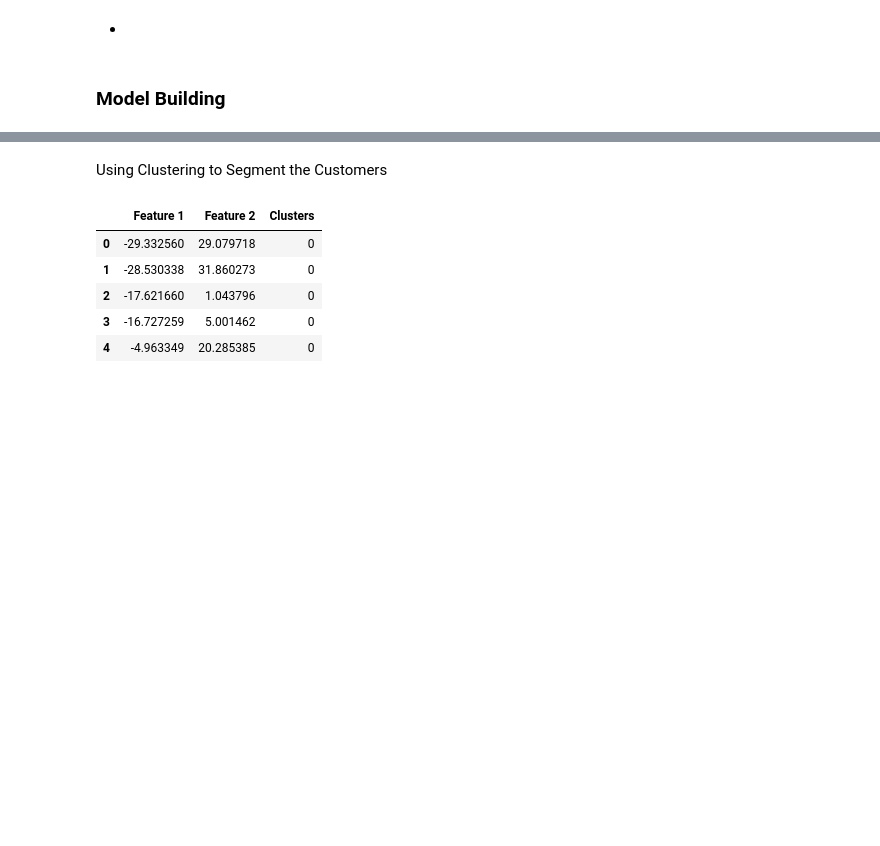
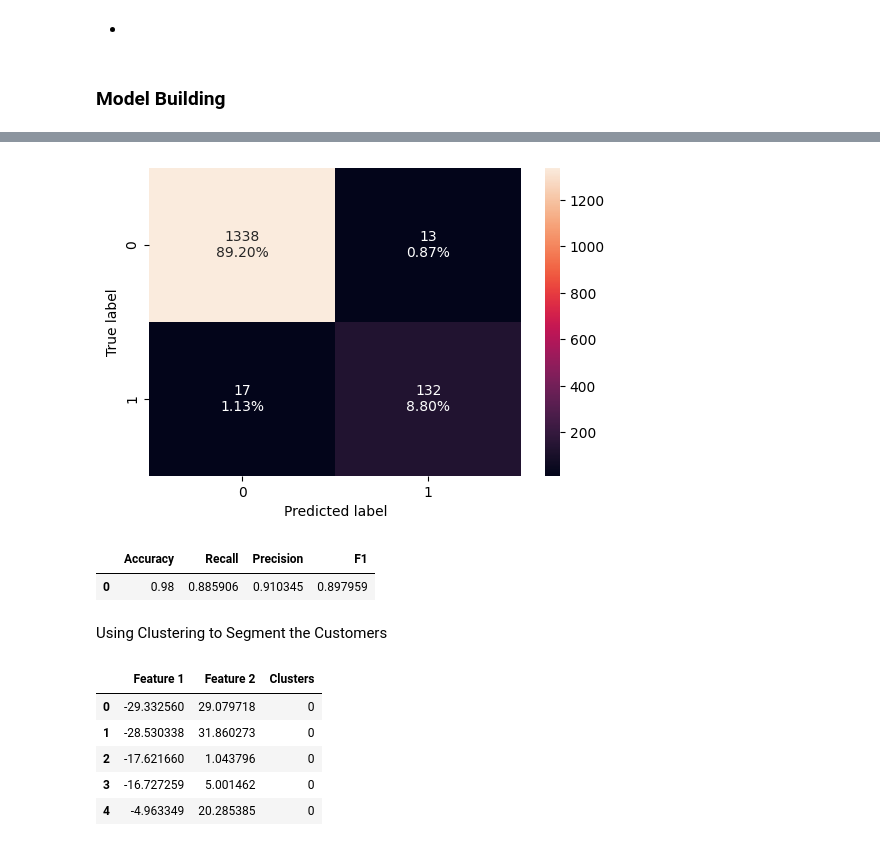
Before and after one commit to AkshayGovindaraj/GoogleColab, a Jupyter notebook: AIML_ML_Project_Full_Code_Notebookv1.ipynb, the cells around one changed output, grey strips where cells are left out. Saved outputs shown, nothing was run; the diff lists cells and outputs as text; code cells hidden in the pictures; blank space fills up the shorter version.

```diff
--- a/AIML_ML_Project_Full_Code_Notebookv1.ipynb
+++ b/AIML_ML_Project_Full_Code_Notebookv1.ipynb
@@ -359,0 +397,26 @@ scaled_data_y = scaled_data['Personal_Loan']
+# %%
+# defining a function to compute different metrics to check performance of a classification model built using sklearn
+def model_performance_classification_sklearn(model, predictors, target):
+    """
+    Function to compute different metrics to check classification model performance
+
+    model: classifier
+    predictors: independent variables
+    target: dependent variable
+    """
+
+    # predicting using the independent variables
+    pred = model.predict(predictors)
+
+    acc = accuracy_score(target, pred)  # to compute Accuracy
+    recall = recall_score(target, pred)  # to compute Recall
+    precision = precision_score(target, pred)  # to compute Precision
+    f1 = f1_score(target, pred)  # to compute F1-score
+
+    # creating a dataframe of metrics
+    df_perf = pd.DataFrame(
+        {"Accuracy": acc, "Recall": recall, "Precision": precision, "F1": f1,},
+        index=[0],
+    )
+
+    return df_perf
@@ -360,3 +437,12 @@ scaled_data_y = scaled_data['Personal_Loan']
+# %%
+confusion_matrix_sklearn(model0, X_test, y_test)
+# %% [output]
+[figure, added]
+# %%
+model_performance_classification_sklearn(model0, X_test, y_test)
+# %% [output]
+|  | Accuracy | Recall | Precision | F1 |
+| 0 | 0.98 | 0.885906 | 0.910345 | 0.897959 |
 # %% [markdown]
 Using Clustering to Segment the Customers
 # %%
```
Also changed, not shown: parts of 6 cells of this notebook.
